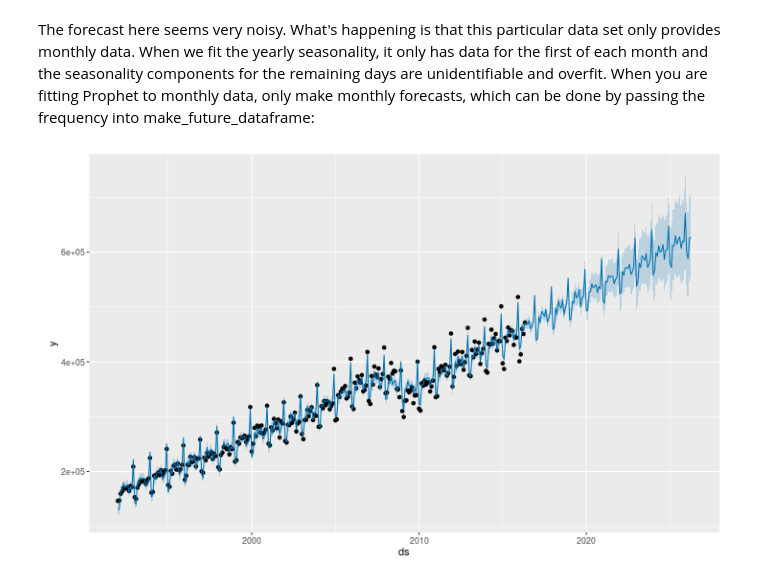
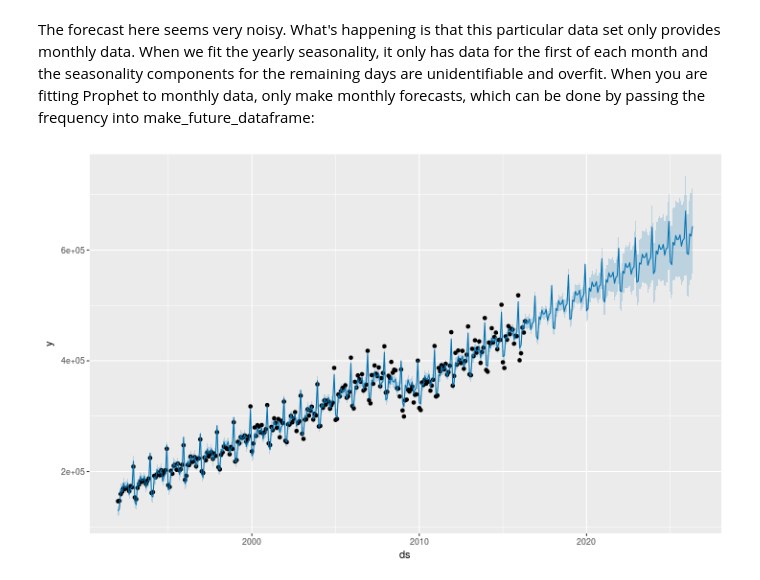
Before and after one commit to facebook/prophet, a Jupyter notebook: notebooks/non-daily_data.ipynb, the cells around one changed output. Drawn from its saved outputs; the diff is of its cells as text; code cells hidden in the pictures.

```diff
--- a/notebooks/non-daily_data.ipynb
+++ b/notebooks/non-daily_data.ipynb
@@ -64,11 +73,11 @@ m.plot(fcst);
 The forecast here seems very noisy. What's happening is that this particular data set only provides monthly data. When we fit the yearly seasonality, it only has data for the first of each month and the seasonality components for the remaining days are unidentifiable and overfit. When you are fitting Prophet to monthly data, only make monthly forecasts, which can be done by passing the frequency into make_future_dataframe:
 # %%
 %%R -w 10 -h 6 -u in
-future <- make_future_dataframe(m, periods = 120, freq = 'm')
+future <- make_future_dataframe(m, periods = 120, freq = 'month')
 fcst <- predict(m, future)
 plot(m, fcst)
 # %% [output]
-[figure, old version]
+[figure, new version]
 # %%
 future = m.make_future_dataframe(periods=120, freq='M')
 fcst = m.predict(future)
```
Also changed, not shown: parts of 5 cells of this notebook, 12 other files.
